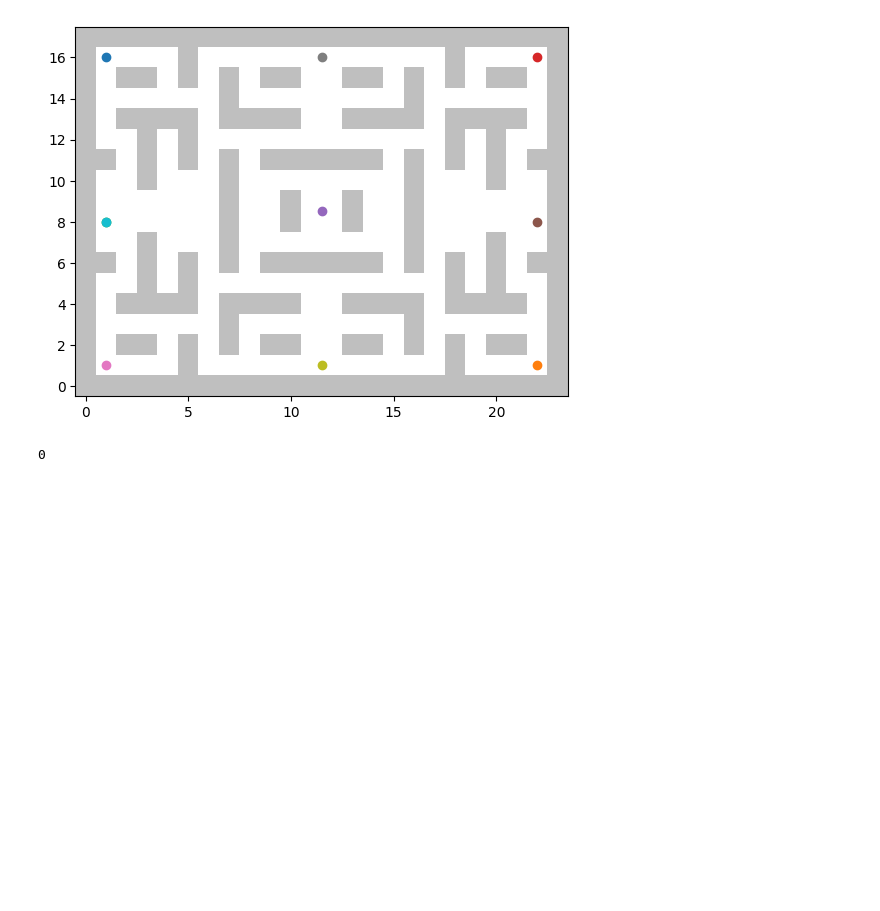
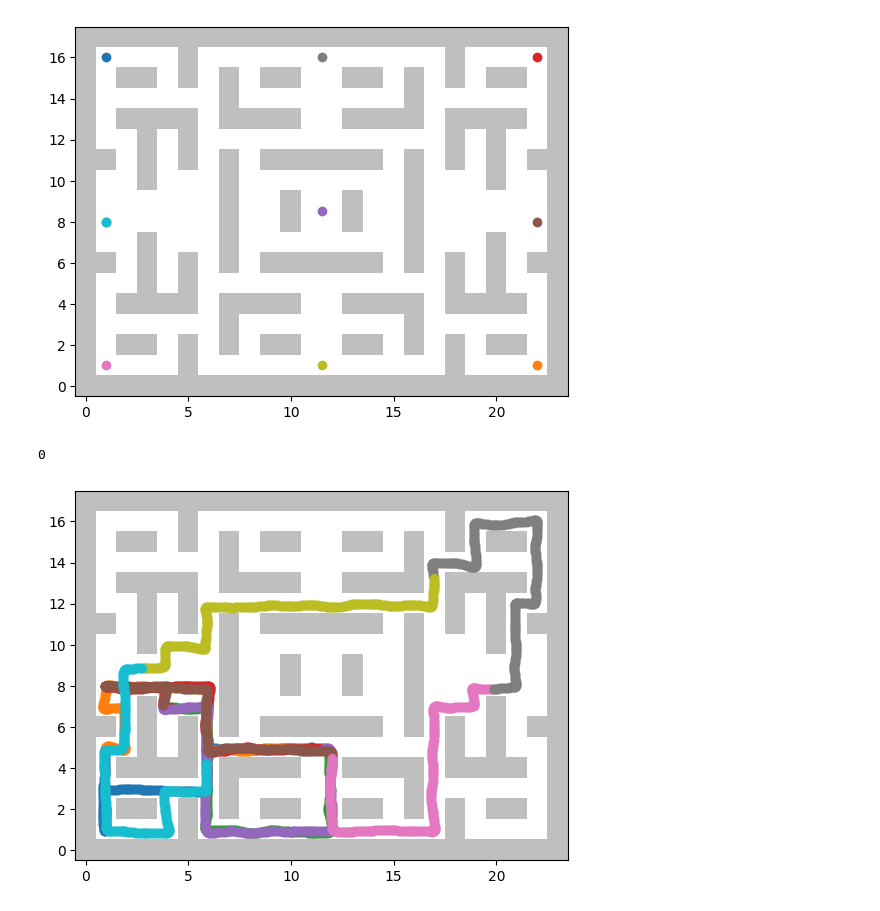
Before and after one commit to hyeonscho/CS570, a Jupyter notebook: scripts/generation/custom_targets.ipynb, the cells around one changed output. Drawn from its saved outputs; the diff is of its cells as text; code cells hidden in the pictures; blank space fills up the shorter version.

```diff
--- a/scripts/generation/custom_targets.ipynb
+++ b/scripts/generation/custom_targets.ipynb
@@ -47,5 +29,5 @@ def npify(data):
 # %%
-env_name = 'maze2d-xxlarge-v1'
+env_name = 'maze2d-xxlarge-v3'
 env = gym.make(env_name)
 # %%
 _background = env.maze_arr == 10
@@ -86,3 +68,27 @@ plt.scatter(t[1], t[0])
 np.random.randint(2)
 # %% [output]
 0
+# %%
+ds = env.get_dataset()
+# %%
+obs = ds['observations']
+# %%
+# for i in range(100):
+#     st = np.random.randint(0, len(obs)-500)
+
+_background = env.maze_arr == 10
+
+# Plot environment background
+plt.imshow(
+    _background * 0.5,
+    cmap=plt.cm.binary,
+    vmin=0,
+    vmax=1,
+    origin='lower',
+    alpha=0.5,
+)
+_len = 500
+for i in range(10):
+    plt.scatter(obs[i*_len:i*_len+_len, 1], obs[i*_len:i*_len+_len, 0], alpha=0.7)
+# %% [output]
+[figure, added]
```
Also changed, not shown: parts of 1 cell of this notebook, 11 other files.
